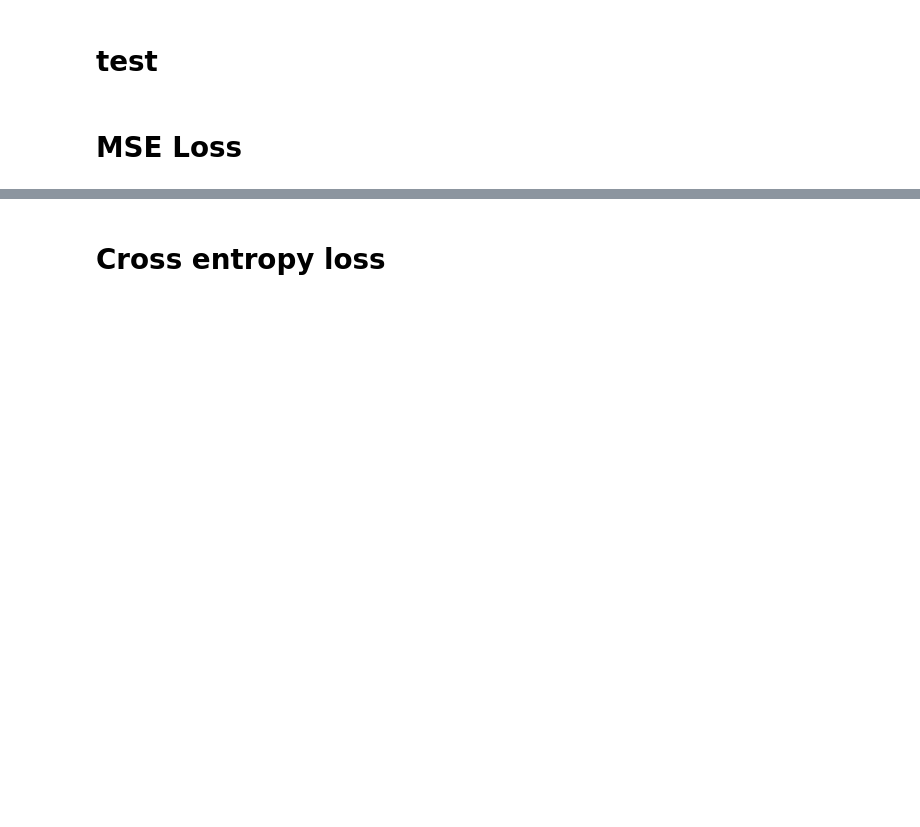
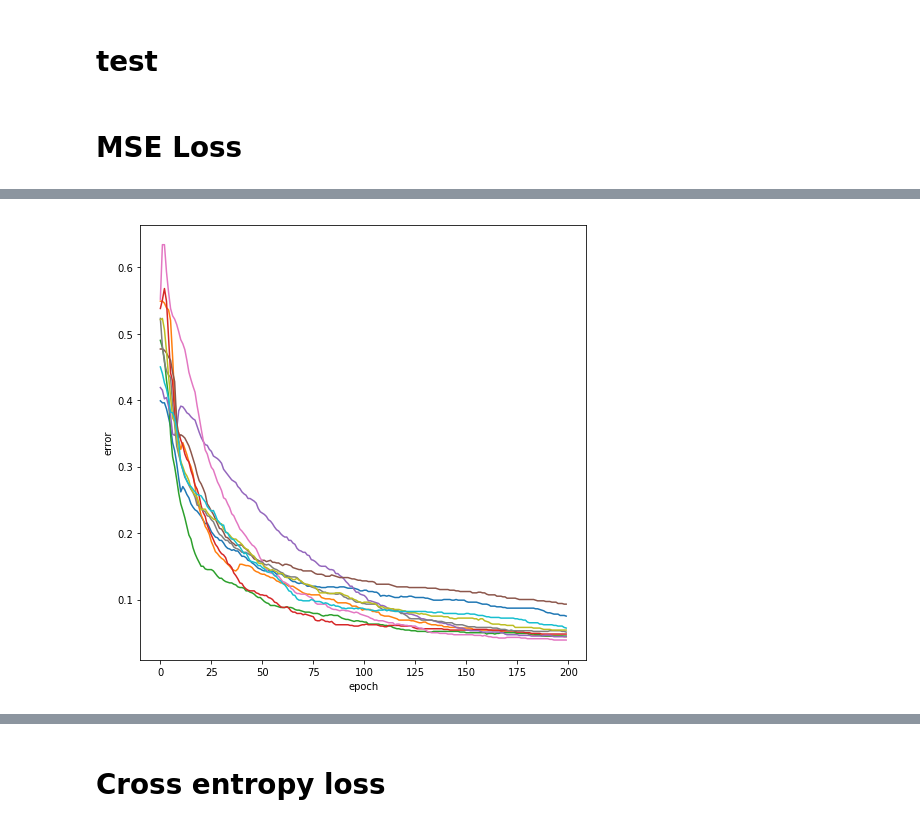
Before and after one commit to joachimtapp/deep_learning, a Jupyter notebook: Project_2.ipynb, the cells around one changed output, grey strips where cells are left out. Drawn from its saved outputs; the diff is of its cells as text; code cells hidden in the pictures; blank space fills up the shorter version.

```diff
--- a/Project_2.ipynb
+++ b/Project_2.ipynb
@@ -218,3 +221,14 @@ for i in range(50):
+# %%
+fig=plt.figure(figsize=(8, 8))
+
+for i in range(10):
+    plt.plot(range(200),err_epoch_cel[:,i].numpy())
+
+plt.xlabel('epoch')
+plt.ylabel('error')
+plt.show()
+# %% [output]
+[figure, added]
 # %%
 # LossMSE
 
```
Also changed, not shown: parts of 4 cells of this notebook, 12 other files.
